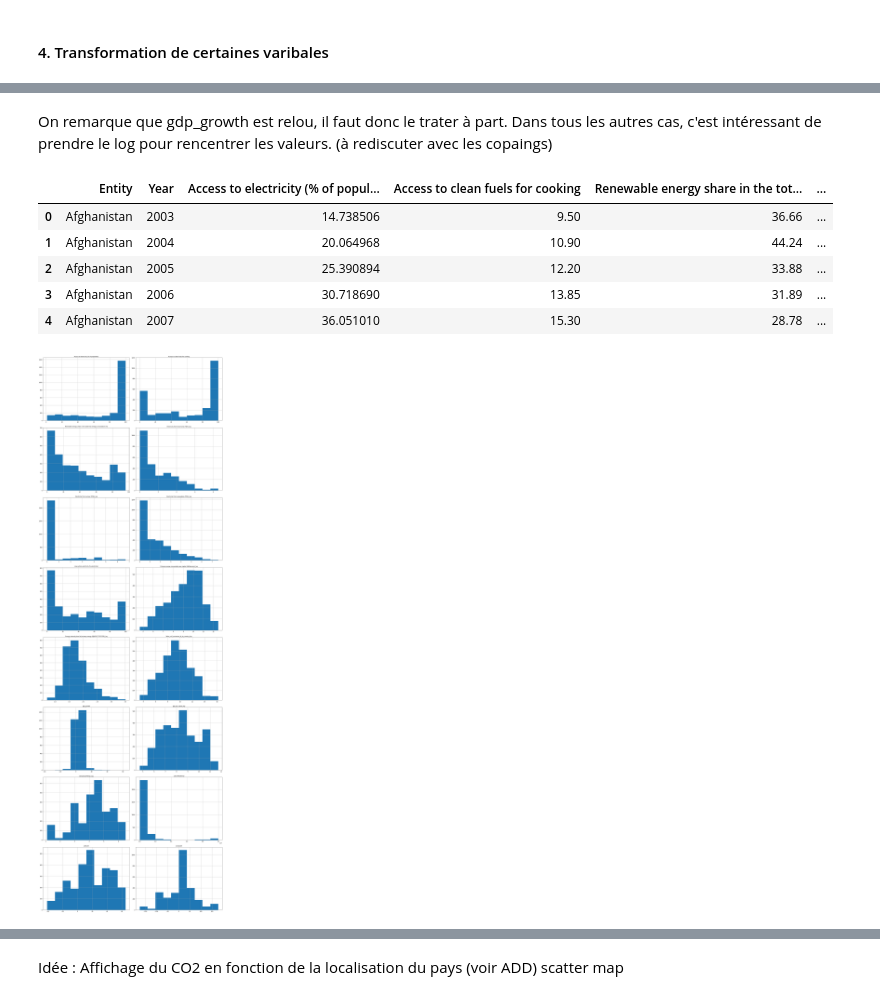
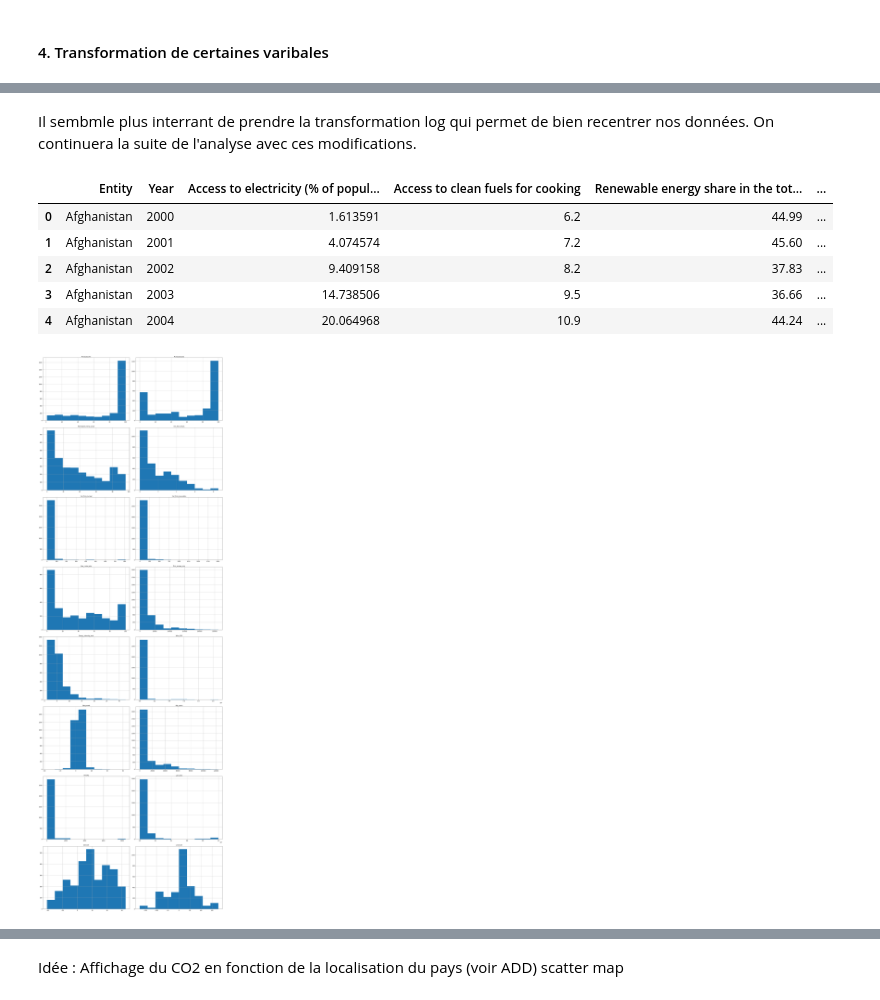
Before and after one commit to PaolaDeTruchis/MachineLearning, a Jupyter notebook: Projet_ML.ipynb, the cells around one changed output, grey strips where cells are left out. Saved outputs shown, nothing was run; the diff lists cells and outputs as text; code cells hidden in the pictures.

```diff
--- a/Projet_ML.ipynb
+++ b/Projet_ML.ipynb
@@ -73,7 +71,7 @@ data=data.drop('Renewables (% equivalent primary energy)', axis=1)
 #### 3. Enlever les individus qui ont des valeurs manquantes
 # %%
 data = data.dropna() #suppression des individus contenant des valeurs manquantes
-data = data.reset_index(drop=True) #réinitialisation de l'index des lignes
+#data = data.reset_index(drop=True) #réinitialisation de l'index des lignes
 data
 # %% [output]
 |  | Entity | Year | Access to electricity (% of popul... | Access to clean fuels for cooking | Renewable energy share in the tot... | ... |
@@ -107,0 +106,7 @@ La taille des données est (2768, 18)
+# %%
+colonms = ["Entity","Year","Access_to_elec","Access_to_fuels","Renewable_energy_share","Elec_from_fossils",
+           "Elec_from_nuclear","Elec_from_renewables","Low_carbon_elec","Prim_energy_cons","Energy_intensity_level",
+            "Value_CO2","Gdp_growth","Gdp_capita","Density","Land_area","Latitude","Longitude"]
+
+data.rename(columns=dict(zip(data.columns, colonms)), inplace=True)
+data.head()
@@ -139,7 +153,9 @@ On va recentrer les variables qui semblent très éparpillées :
 # %%
+from math import sqrt, log
+
 list_col = list(data.columns)
 
-list_col_a_recentrer =  list_col[5:8] + list_col[9:15] # Enlevons les variables que l'on ne désire pas recentrer
+list_col_a_recentrer =  list_col[5:8] + list_col[9:16] # Enlevons les variables que l'on ne désire pas recentrer
 
 fig ,axs = plt.subplots(len(list_col_a_recentrer),3, figsize=(20,60)) # prépare pour dessiner la figure
 
@@ -165,37 +181,37 @@ plt.show()
 # %% [markdown]
-On remarque que gdp_growth est relou, il faut donc le trater à part. Dans tous les autres cas, c'est intéressant de prendre le log pour rencentrer les valeurs. (à rediscuter avec les copaings)
+Il sembmle plus interrant de prendre la transformation log qui permet de bien recentrer nos données.  On continuera la suite de l'analyse avec ces modifications.
 # %%
-data_r=data # création d'un nouveau tableau avec les valeurs recentrées
+data_centre=data # création d'un nouveau tableau avec les valeurs recentrées
 
 list_col = list(data.columns)
 list_col_quanti = list_col[2:]
 list_var_a_recentrer =  list_col[5:8] + list_col[9:12] + list_col[13:15] # col_r est une liste constituée du nom des variables à recentrer
 
 for col in list_var_a_recentrer:
-    data_r[col] = data[col].map(lambda x: np.log(x+1))
-    data_r = data_r.rename(columns={col : col + '_log'})
+    data_centre[col] = data[col].map(lambda x: np.log(x+1))
+    data_centre = data_r.rename(columns={col : 'L' + col })
 
 
-data_r.head()
+data_centre.head()
 # %% [output]
 |  | Entity | Year | Access to electricity (% of popul... | Access to clean fuels for cooking | Renewable energy share in the tot... | ... |
-| 0 | Afghanistan | 2003 | 14.738506 | 9.50 | 36.66 | ... |
-| 1 | Afghanistan | 2004 | 20.064968 | 10.90 | 44.24 | ... |
-| 2 | Afghanistan | 2005 | 25.390894 | 12.20 | 33.88 | ... |
-| 3 | Afghanistan | 2006 | 30.718690 | 13.85 | 31.89 | ... |
-| 4 | Afghanistan | 2007 | 36.051010 | 15.30 | 28.78 | ... |
+| 0 | Afghanistan | 2000 | 1.613591 | 6.2 | 44.99 | ... |
+| 1 | Afghanistan | 2001 | 4.074574 | 7.2 | 45.60 | ... |
+| 2 | Afghanistan | 2002 | 9.409158 | 8.2 | 37.83 | ... |
+| 3 | Afghanistan | 2003 | 14.738506 | 9.5 | 36.66 | ... |
+| 4 | Afghanistan | 2004 | 20.064968 | 10.9 | 44.24 | ... |
 # %%
-list_col = list(data_r.columns)
+list_col = list(data.columns)
 list_col_quanti = list_col[2:]
 
 fig ,axs = plt.subplots(8,2, figsize=(20,60)) # prépare pour dessiner la figure
 axs = axs.flatten()
 
 for i,col in enumerate(list_col_quanti):
-    data_r[col].hist(ax=axs[i], bins = 10)
+    data[col].hist(ax=axs[i], bins = 10)
     axs[i].set_title(col, fontsize=10)
 
 plt.tight_layout()
 plt.show()
 # %% [output]
-[figure, old version]
+[figure, new version]
```
Also changed, not shown: parts of 34 cells of this notebook.
